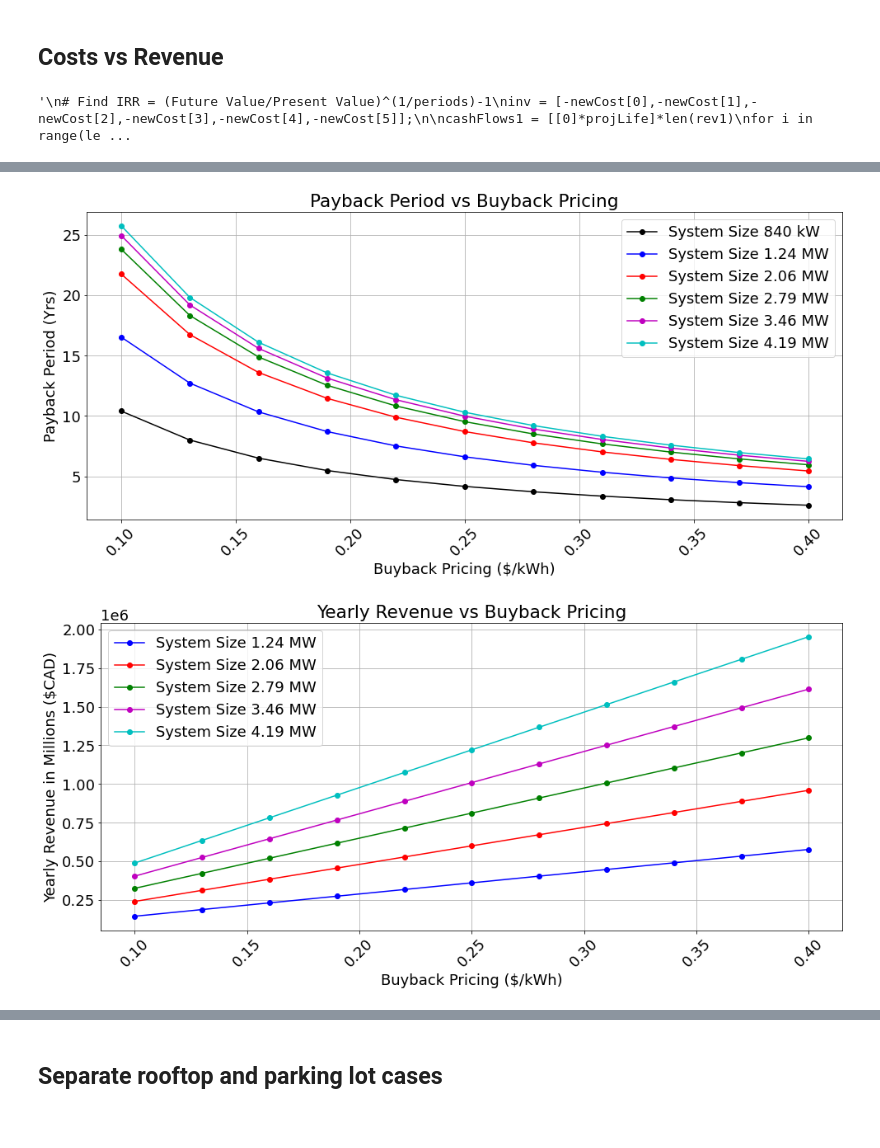
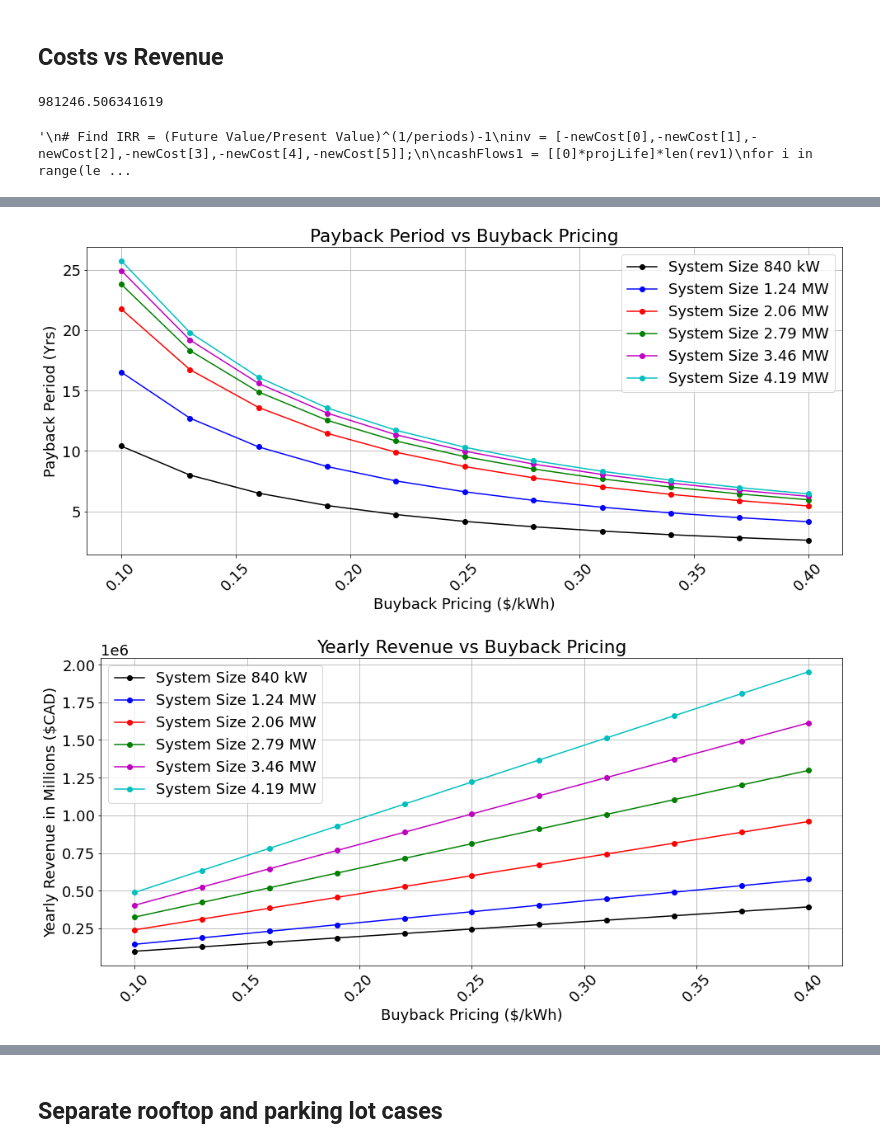
Before and after one commit to NathanPaceydev/Virtual-Power-Plant, a Jupyter notebook: Rough work/Solar_Sensitivity_Analysis.ipynb, the cells around one changed output, grey strips where cells are left out. Drawn from its saved outputs; the diff is of its cells as text; code cells hidden in the pictures.

```diff
--- a/Rough work/Solar_Sensitivity_Analysis.ipynb
+++ b/Rough work/Solar_Sensitivity_Analysis.ipynb
@@ -98,7 +98,7 @@ config = [0.84,1.24,2.06,2.79,3.46,4.19] # list of configuration sizes
 buyback = [0.1,0.13,0.16,0.19,0.22,0.25,0.28,0.31,0.34,0.37,0.4] # range of buyback pricing from 10 c/kWh to 40 c/kWh
 
 newCost = [i + bat for i in totCost] # approx cost of panels for each surface area configuration [$CAD] with batteries
-
+print(totGen[0])
 
 #Amount of yearly revenue for each config based on the buyback pricing
 rev1 = [i * totGen[0] for i in buyback]
@@ -115,14 +115,6 @@ payback3 = [totCost[2] / i for i in rev3]
 payback4 = [totCost[3] / i for i in rev4]
 payback5 = [totCost[4] / i for i in rev5]
 payback6 = [totCost[5] / i for i in rev6]
-
-#Payback period total cost of panels divided by revenue per year with batteries
-newPayback1 = [newCost[0] / i for i in rev1]
-newPayback2 = [newCost[1] / i for i in rev2]
-newPayback3 = [newCost[2] / i for i in rev3]
-newPayback4 = [newCost[3] / i for i in rev4]
-newPayback5 = [newCost[4] / i for i in rev5]
-newPayback6 = [newCost[5] / i for i in rev6]
 
 #Find ROI = net return / cost of investments
 ROI1 = [i*100*projLife/totCost[0] for i in rev1]
@@ -206,7 +198,8 @@ IRR = [irr1,irr2,irr3,irr4,irr5,irr6]
 print("Internal rate of return:%3.4f"%irr1);
 '''
 # %% [output]
-'\n# Find IRR = (Future Value/Present Value)^(1/periods)-1\ninv = [-newCost[0],-newCost[1],-newCost[2],-newCost[3],-newCost[4],-newCost[5]];\n\ncashFlows1 = [[0]*projLife]*len(rev1)\nfor i in range(le ...
+981246.506341619
+'\n# Find IRR = (Future Value/Present Value)^(1/periods)-1\ninv = [-newCost[0],-newCost[1],-newCost[2],-newCost[3],-newCost[4],-newCost[5]];\n\ncashFlows1 = [[0]*projLife]*len(rev1)\nfor i in range(le ...
 # %%
 #Plot of the total cost of the solar panels for each configuration
 fig, ax1 = plt.subplots(figsize=(8, 7))
@@ -249,28 +242,6 @@ plt.show()
 
 
 
-'''
-#Plot of the payback period in years for each configuration with batteries
-fig, ax1 = plt.subplots(figsize=(14, 7))
-plt.title('Payback Period vs Buyback Pricing (incl Batteries)')
-plt.xlabel('Buyback Pricing ($/kWh)')
-plt.ylabel('Payback Period (Yrs)')
-plt.xticks(rotation=45)
-plt.grid(True)
-
-#ax1.plot(buyback, newPayback1, marker='o', linestyle='-', color='k', label='System Size 840 kW')
-ax1.plot(buyback, newPayback2, marker='o', linestyle='-', color='b', label='System Size 1.24 MW')
-ax1.plot(buyback, newPayback3, marker='o', linestyle='-', color='r', label='System Size 2.06 MW')
-ax1.plot(buyback, newPayback4, marker='o', linestyle='-', color='g', label='System Size 2.79 MW')
-ax1.plot(buyback, newPayback5, marker='o', linestyle='-', color='m', label='System Size 3.46 MW')
-ax1.plot(buyback, newPayback6, marker='o', linestyle='-', color='c', label='System Size 4.19 MW')
-
-plt.legend()
-
-fig.tight_layout()  # otherwise the right y-label is slightly clipped
-plt.show()
-'''
-
 
 
 #Plot of the yearly revenue for each configuration with batteries
@@ -281,7 +252,7 @@ plt.ylabel('Yearly Revenue in Millions ($CAD)')
 plt.xticks(rotation=45)
 plt.grid(True)
 
-#ax1.plot(buyback, rev1, marker='o', linestyle='-', color='k', label='System Size 840 kW')
+ax1.plot(buyback, rev1, marker='o', linestyle='-', color='k', label='System Size 840 kW')
 ax1.plot(buyback, rev2, marker='o', linestyle='-', color='b', label='System Size 1.24 MW')
 ax1.plot(buyback, rev3, marker='o', linestyle='-', color='r', label='System Size 2.06 MW')
 ax1.plot(buyback, rev4, marker='o', linestyle='-', color='g', label='System Size 2.79 MW')
@@ -289,34 +260,34 @@ ax1.plot(buyback, rev5, marker='o', linestyle='-', color='m', label='System Size
 ax1.plot(buyback, rev6, marker='o', linestyle='-', color='c', label='System Size 4.19 MW')
 
 plt.legend()
 
 fig.tight_layout()  # otherwise the right y-label is slightly clipped
 plt.show()
 
 
 #Plot of the payback period in years for each configuration
 fig, ax1 = plt.subplots(figsize=(14, 7))
 plt.title('Return on Investment vs Buyback Pricing')
 plt.xlabel('Buyback Pricing ($/kWh)')
 plt.ylabel('Return on Investment (%)')
 plt.xticks(rotation=45)
 plt.grid(True)
 
 ax1.plot(buyback, ROI1, marker='o', linestyle='-', color='k', label='System Size 840 kW')
 ax1.plot(buyback, ROI2, marker='o', linestyle='-', color='b', label='System Size 1.24 MW')
 ax1.plot(buyback, ROI3, marker='o', linestyle='-', color='r', label='System Size 2.06 MW')
 ax1.plot(buyback, ROI4, marker='o', linestyle='-', color='g', label='System Size 2.79 MW')
 ax1.plot(buyback, ROI5, marker='o', linestyle='-', color='m', label='System Size 3.46 MW')
 ax1.plot(buyback, ROI6, marker='o', linestyle='-', color='c', label='System Size 4.19 MW')
 
 plt.legend()
 
 fig.tight_layout()  # otherwise the right y-label is slightly clipped
 plt.show()
 # %% [output]
 [figure]
 [figure]
-[figure, old version]
+[figure, new version]
 [figure]
 # %% [markdown]
 ## Separate rooftop and parking lot cases
```
Also changed, not shown: parts of 1 cell of this notebook.
